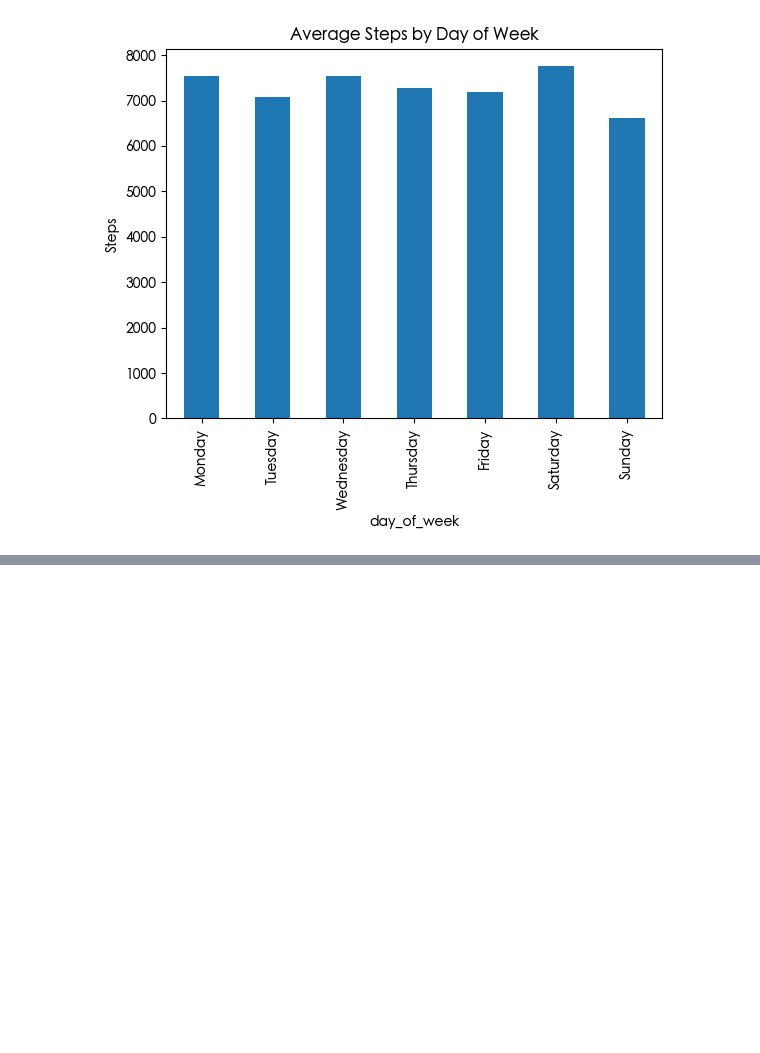
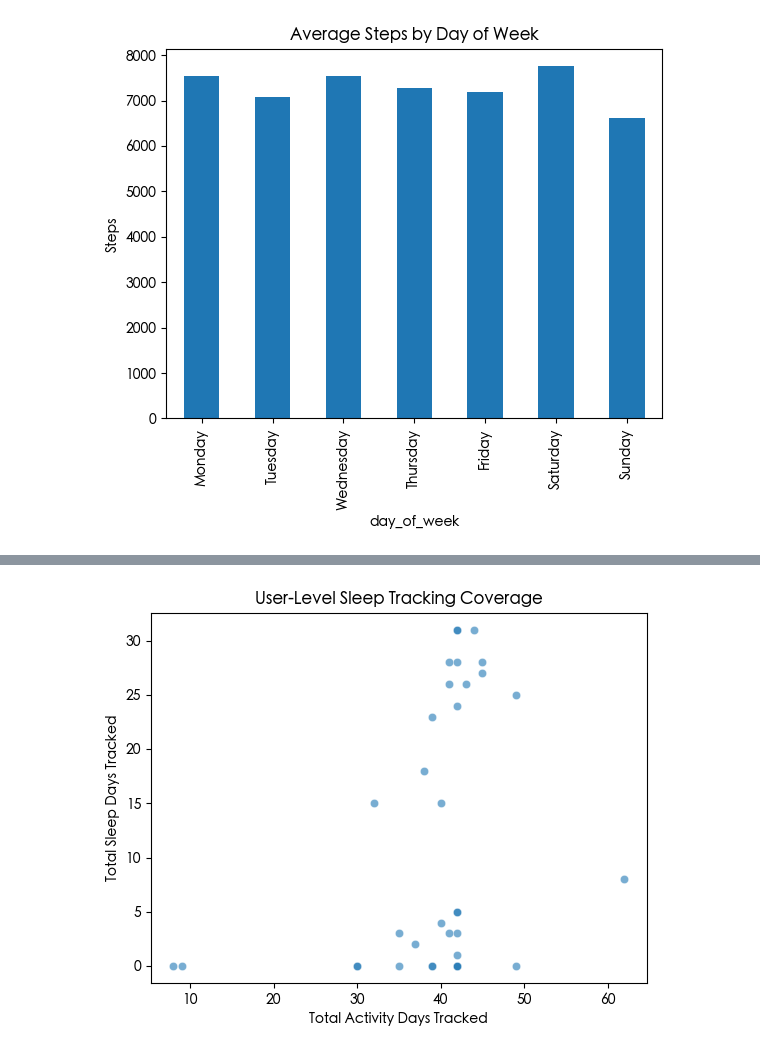
Before and after one commit to premsundar28/Bellabeat, a Jupyter notebook: code/EDA.ipynb, the cells around one changed output, grey strips where cells are left out. Saved outputs shown, nothing was run; the diff lists cells and outputs as text; code cells hidden in the pictures; blank space fills up the shorter version.

```diff
--- a/code/EDA.ipynb
+++ b/code/EDA.ipynb
@@ -293,0 +477,27 @@ plt.show()
+# %%
+# User-Level Sleep Coverage
+
+# Days tracked per user (activity vs sleep)
+activity_days_per_user = (
+    daily_activity.groupby("id")["activity_date"]
+    .nunique()
+    .reset_index(name="activity_days")
+)
+
+sleep_days_per_user = (
+    sleep_day.groupby("Id")["SleepDay"]
+    .nunique()
+    .reset_index(name="sleep_days")
+)
+
+# Merge for comparison
+sleep_coverage = activity_days_per_user.merge(
+    sleep_days_per_user,
+    left_on="id",
+    right_on="Id",
+    how="left"
+)
+
+sleep_coverage["sleep_days"] = sleep_coverage["sleep_days"].fillna(0)
+
+sleep_coverage.head()
@@ -293,0 +523,15 @@ plt.show()
+# %%
+# Visualization: Sleep Tracking Compliance
+sns.scatterplot(
+    data=sleep_coverage,
+    x="activity_days",
+    y="sleep_days",
+    alpha=0.6
+)
+
+plt.title("User-Level Sleep Tracking Coverage")
+plt.xlabel("Total Activity Days Tracked")
+plt.ylabel("Total Sleep Days Tracked")
+plt.show()
+# %% [output]
+[figure, added]
```
Also changed, not shown: parts of 22 cells of this notebook.
